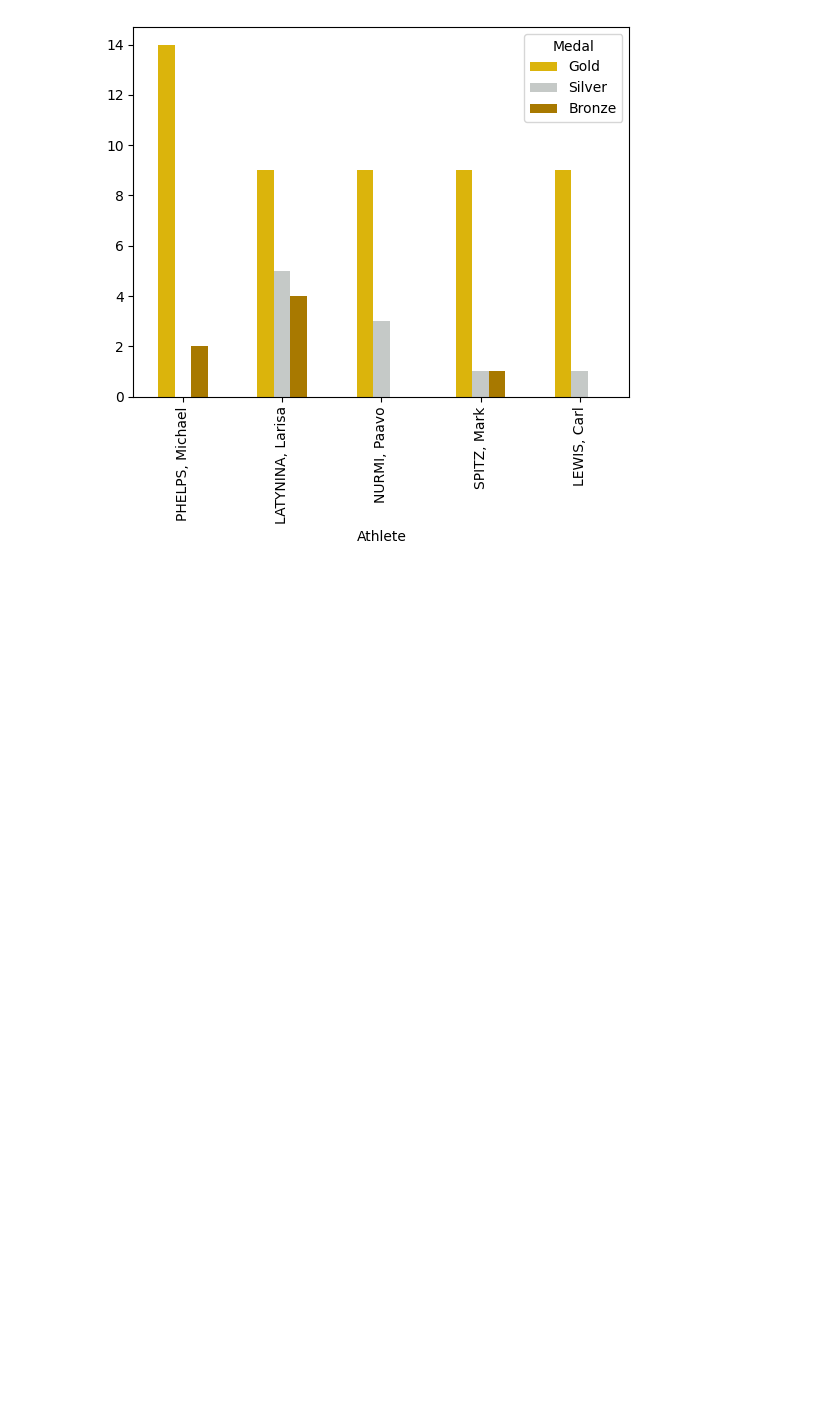
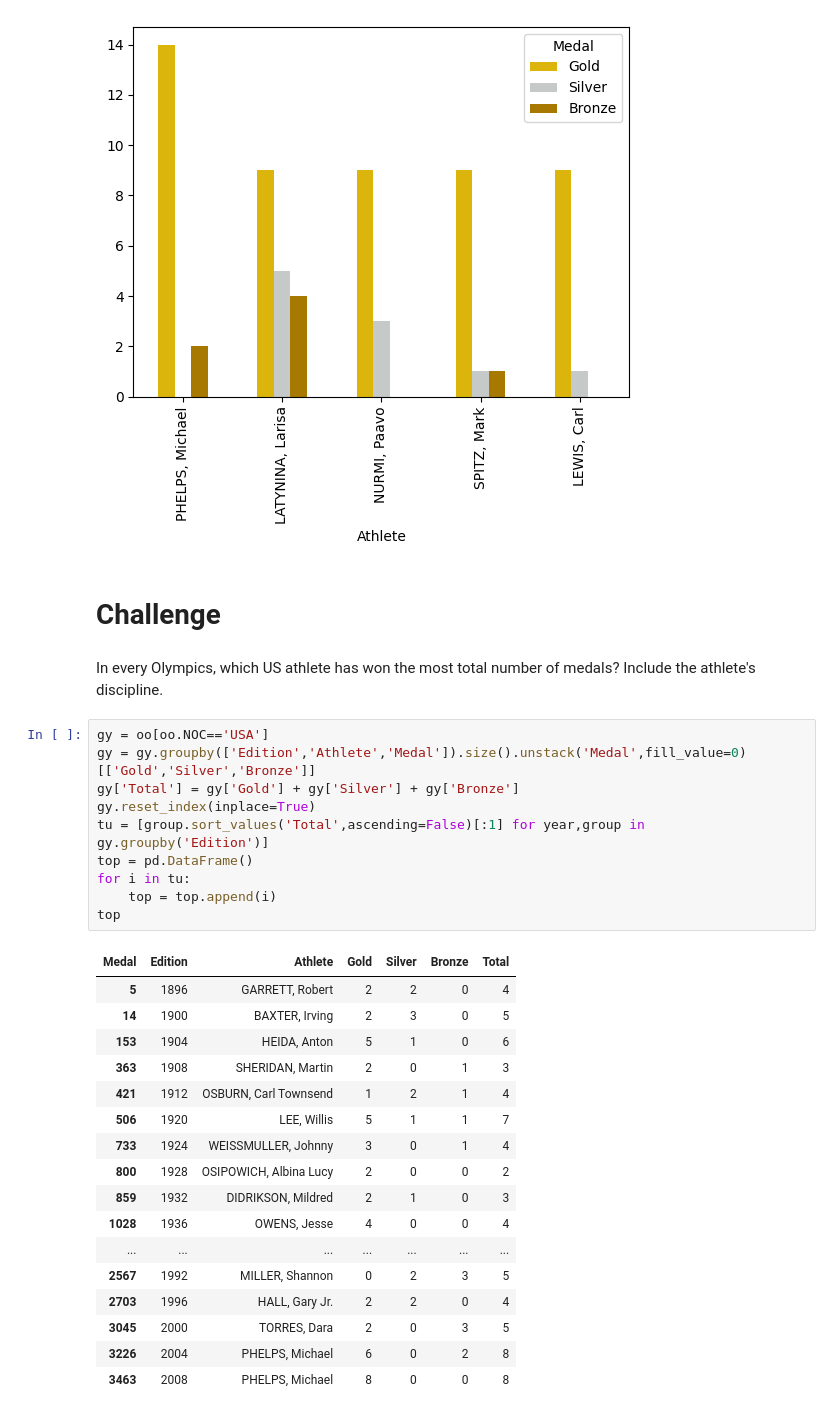
Before and after one commit to dbasdanis/python_practice, a Jupyter notebook: pandas/pandas_doc.ipynb, the cells around one changed output. Saved outputs shown, nothing was run; the diff lists cells and outputs as text; blank space fills up the shorter version.

Commit message:
feat: add challenge

```diff
--- a/pandas/pandas_doc.ipynb
+++ b/pandas/pandas_doc.ipynb
@@ -1248,3 +1248,35 @@ g = g.sort_values(['Gold','Silver','Bronze'],ascending=False)[['Gold','Silver','
 g.plot(kind='bar',colormap=my_gsb);
 # %% [output]
 [figure]
+# %% [markdown]
+# Challenge
+# %% [markdown]
+In every Olympics, which US athlete has won the most total number of medals? Include the athlete's discipline.
+# %%
+gy = oo[oo.NOC=='USA']
+gy = gy.groupby(['Edition','Athlete','Medal']).size().unstack('Medal',fill_value=0)[['Gold','Silver','Bronze']]
+gy['Total'] = gy['Gold'] + gy['Silver'] + gy['Bronze']
+gy.reset_index(inplace=True)
+tu = [group.sort_values('Total',ascending=False)[:1] for year,group in gy.groupby('Edition')]
+top = pd.DataFrame()
+for i in tu:
+    top = top.append(i)
+top
+# %% [output]
+| Medal | Edition | Athlete | Gold | Silver | Bronze | Total |
+| 5 | 1896 | GARRETT, Robert | 2 | 2 | 0 | 4 |
+| 14 | 1900 | BAXTER, Irving | 2 | 3 | 0 | 5 |
+| 153 | 1904 | HEIDA, Anton | 5 | 1 | 0 | 6 |
+| 363 | 1908 | SHERIDAN, Martin | 2 | 0 | 1 | 3 |
+| 421 | 1912 | OSBURN, Carl Townsend | 1 | 2 | 1 | 4 |
+| 506 | 1920 | LEE, Willis | 5 | 1 | 1 | 7 |
+| 733 | 1924 | WEISSMULLER, Johnny | 3 | 0 | 1 | 4 |
+| 800 | 1928 | OSIPOWICH, Albina Lucy | 2 | 0 | 0 | 2 |
+| 859 | 1932 | DIDRIKSON, Mildred | 2 | 1 | 0 | 3 |
+| 1028 | 1936 | OWENS, Jesse | 4 | 0 | 0 | 4 |
+| ... | ... | ... | ... | ... | ... | ... |
+| 2567 | 1992 | MILLER, Shannon | 0 | 2 | 3 | 5 |
+| 2703 | 1996 | HALL, Gary Jr. | 2 | 2 | 0 | 4 |
+| 3045 | 2000 | TORRES, Dara | 2 | 0 | 3 | 5 |
+| 3226 | 2004 | PHELPS, Michael | 6 | 0 | 2 | 8 |
+| 3463 | 2008 | PHELPS, Michael | 8 | 0 | 0 | 8 |
```
